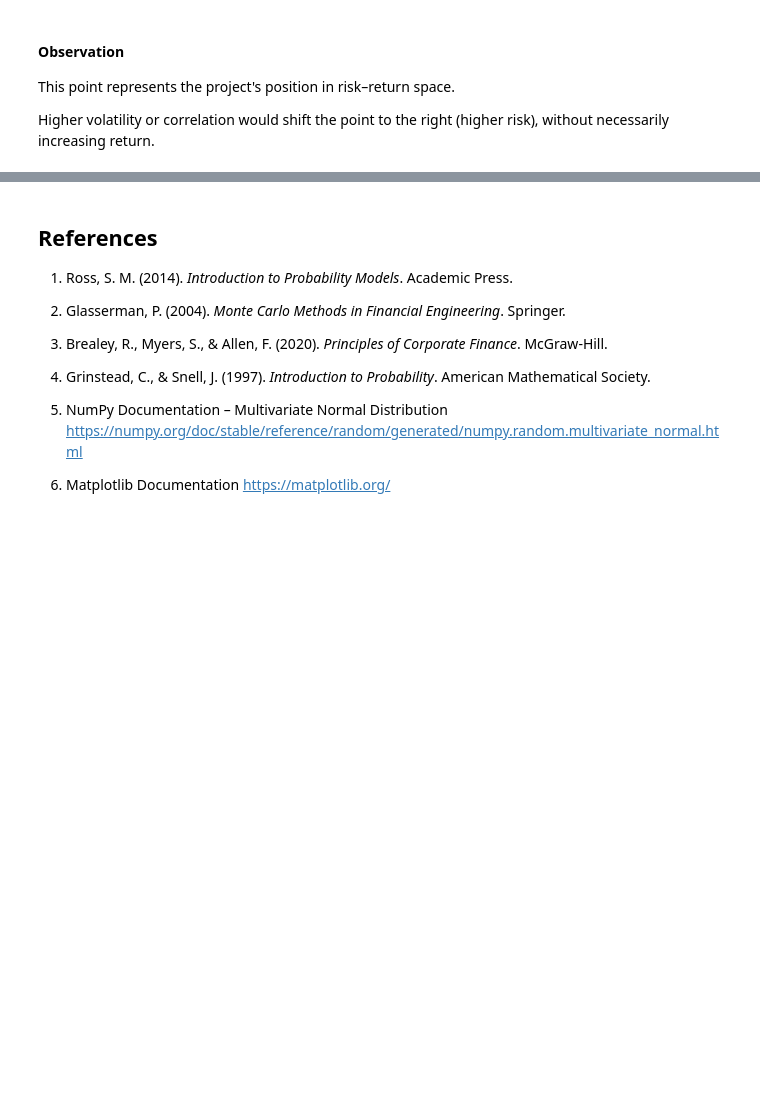
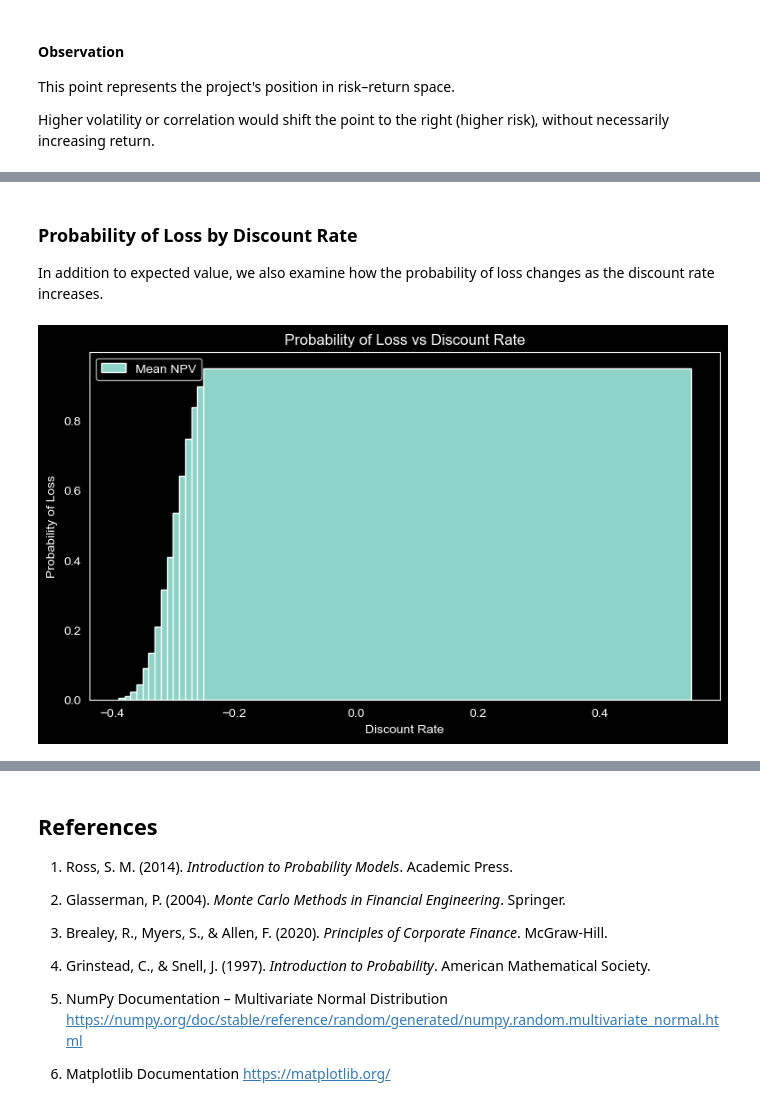
Before and after one commit to Wexwer/TVM-MonteCarlo-Scientific_Study, a Jupyter notebook: time_value_of_money.ipynb, the cells around one changed output, grey strips where cells are left out. Cells and saved outputs as stored; diff of their text form; code cells hidden in the pictures; blank space fills up the shorter version.

```diff
--- a/time_value_of_money.ipynb
+++ b/time_value_of_money.ipynb
@@ -1154,0 +1202,21 @@ to the right (higher risk), without necessarily increasing return.
+# %% [markdown]
+### Probability of Loss by Discount Rate
+
+In addition to expected value, we also examine how the probability of loss changes as the discount rate increases.
+# %%
+probability_loss_by_r = []
+
+for r_prob_loss in discount_rates:
+    temp_results = simulate_npv_triangular(5000, r_prob_loss, a, m, b)
+    probability_loss_by_r.append(np.mean(temp_results < 0))
+
+plt.figure(figsize=(9,5))
+plt.bar([round(x,2) for x in discount_rates],probability_loss_by_r, label="Mean NPV")
+plt.title("Probability of Loss vs Discount Rate")
+plt.xlabel("Discount Rate")
+plt.ylabel("Probability of Loss")
+plt.legend()
+plt.grid(None)
+plt.show()
+# %% [output]
+[figure, added]
```
Also changed, not shown: parts of 5 cells of this notebook.
